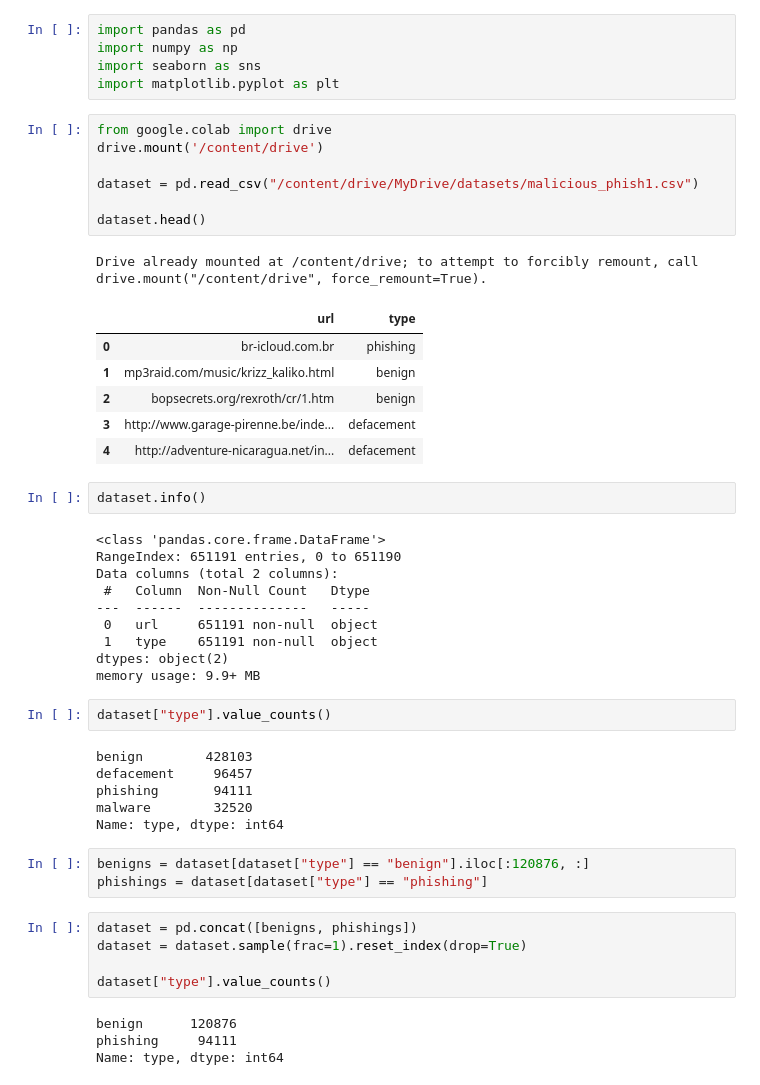
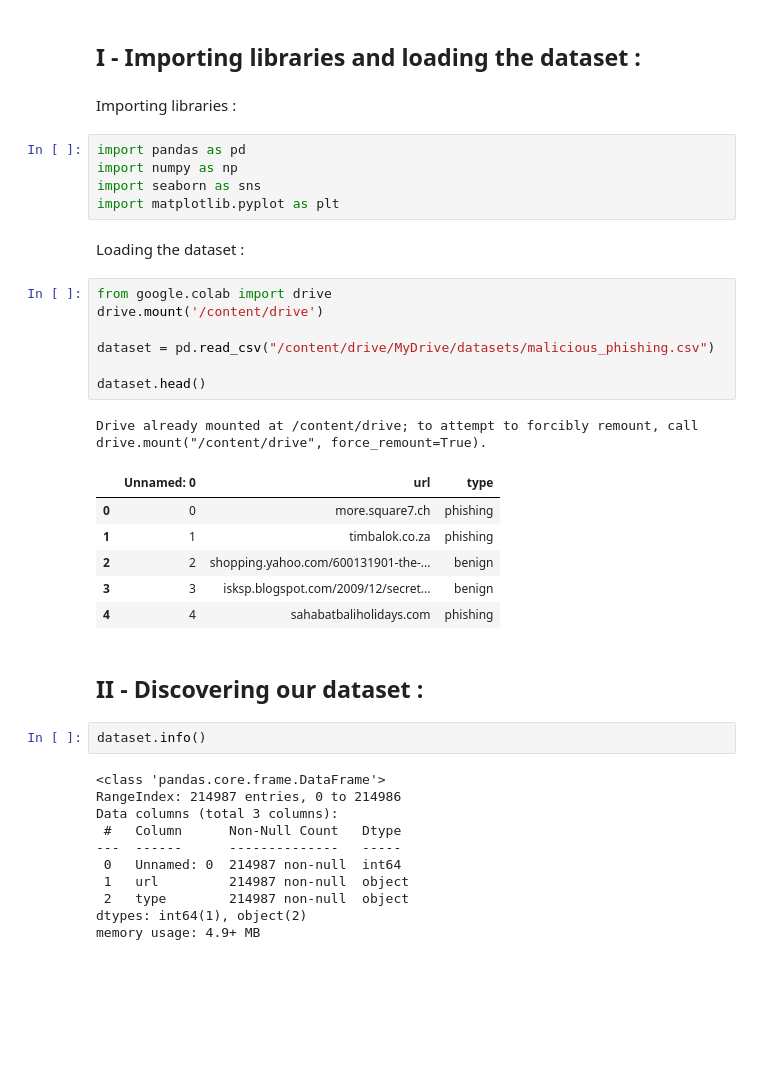
Before and after one commit to relmarrakchy/phishing-URL-detection, a Jupyter notebook: phishing_detection_app.ipynb, the cells around one changed output. Saved outputs shown, nothing was run; the diff lists cells and outputs as text; blank space fills up the shorter version.

```diff
--- a/phishing_detection_app.ipynb
+++ b/phishing_detection_app.ipynb
@@ -3,52 +12,41 @@
+# %% [markdown]
+## I - Importing libraries and loading the dataset :
+# %% [markdown]
+Importing libraries :
 # %%
 import pandas as pd
 import numpy as np
 import seaborn as sns
 import matplotlib.pyplot as plt
+# %% [markdown]
+Loading the dataset :
 # %%
 from google.colab import drive
 drive.mount('/content/drive')
 
-dataset = pd.read_csv("/content/drive/MyDrive/datasets/malicious_phish1.csv")
+dataset = pd.read_csv("/content/drive/MyDrive/datasets/malicious_phishing.csv")
 
 dataset.head()
 # %% [output]
 Drive already mounted at /content/drive; to attempt to forcibly remount, call drive.mount("/content/drive", force_remount=True).
-|  | url | type |
-| 0 | br-icloud.com.br | phishing |
-| 1 | mp3raid.com/music/krizz_kaliko.html | benign |
-| 2 | bopsecrets.org/rexroth/cr/1.htm | benign |
-| 3 | http://www.garage-pirenne.be/inde... | defacement |
-| 4 | http://adventure-nicaragua.net/in... | defacement |
+|  | Unnamed: 0 | url | type |
+| 0 | 0 | more.square7.ch | phishing |
+| 1 | 1 | timbalok.co.za | phishing |
+| 2 | 2 | shopping.yahoo.com/600131901-the-... | benign |
+| 3 | 3 | isksp.blogspot.com/2009/12/secret... | benign |
+| 4 | 4 | sahabatbaliholidays.com | phishing |
+# %% [markdown]
+## II - Discovering our dataset :
 # %%
 dataset.info()
 # %% [output]
 <class 'pandas.core.frame.DataFrame'>
-RangeIndex: 651191 entries, 0 to 651190
-Data columns (total 2 columns):
- #   Column  Non-Null Count   Dtype
----  ------  --------------   -----
- 0   url     651191 non-null  object
- 1   type    651191 non-null  object
-dtypes: object(2)
-memory usage: 9.9+ MB
+RangeIndex: 214987 entries, 0 to 214986
+Data columns (total 3 columns):
+ #   Column      Non-Null Count   Dtype
+---  ------      --------------   -----
+ 0   Unnamed: 0  214987 non-null  int64
+ 1   url         214987 non-null  object
+ 2   type        214987 non-null  object
+dtypes: int64(1), object(2)
+memory usage: 4.9+ MB
-# %%
-dataset["type"].value_counts()
-# %% [output]
-benign        428103
-defacement     96457
-phishing       94111
-malware        32520
-Name: type, dtype: int64
-# %%
-benigns = dataset[dataset["type"] == "benign"].iloc[:120876, :]
-phishings = dataset[dataset["type"] == "phishing"]
-# %%
-dataset = pd.concat([benigns, phishings])
-dataset = dataset.sample(frac=1).reset_index(drop=True)
-
-dataset["type"].value_counts()
-# %% [output]
-benign      120876
-phishing     94111
-Name: type, dtype: int64
```
Also changed, not shown: parts of 84 cells of this notebook.
